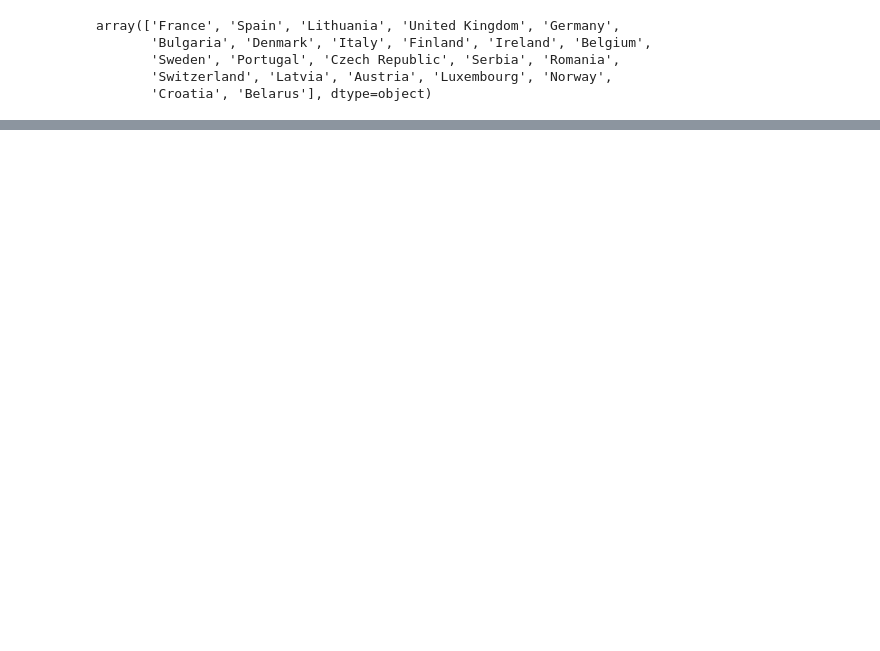
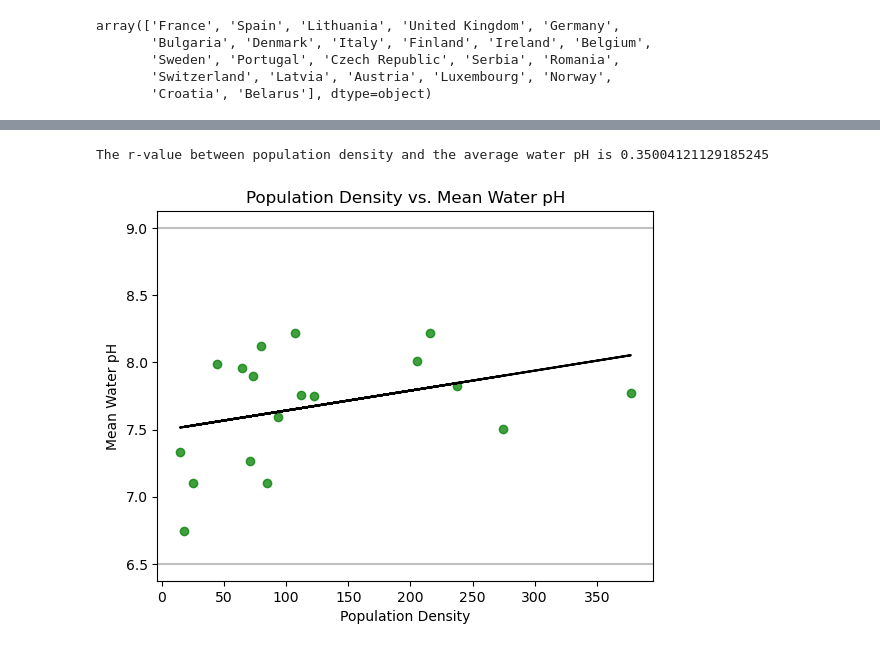
Before and after one commit to zhou0366/UMN_BootCamp_Project1_Group2, a Jupyter notebook: analysis.ipynb, the cells around one changed output, grey strips where cells are left out. Cells and saved outputs as stored; diff of their text form; code cells hidden in the pictures; blank space fills up the shorter version.

```diff
--- a/analysis.ipynb
+++ b/analysis.ipynb
@@ -100,23 +159,26 @@ ph_summary
 # %%
 # create ph scatterplot vs population density
 (slope, intercept,rvalue, pvalue, stderr) = st.linregress(ph_summary["Population Density"],ph_summary["Avg Water pH"])
 regress_values = ph_summary["Population Density"] * slope + intercept
 line_eq = f"y = {round(slope, 2)} x + {round(intercept, 2)}"
 
 #calculate rvalue
-print(f"The correlation between population density and the average water pH is {rvalue}")
+print(f"The r-value between population density and the average water pH is {rvalue}")
 
 #make pH scatterplot
 x_axis = ph_summary["Population Density"]
 y_axis = ph_summary["Avg Water pH"]
-plt.scatter(x_axis, y_axis, marker='o', facecolors='yellow', edgecolors='green', alpha=0.75)
+plt.scatter(x_axis, y_axis, marker='o', facecolors='green', edgecolors='green', alpha=0.75)
 plt.title('Population Density vs. Mean Water pH')
 plt.xlabel('Population Density')
 plt.ylabel('Mean Water pH')
 plt.plot(ph_summary["Population Density"], regress_values, color="black")
 plt.axhline(y=6.5, color="gray", linestyle="-", alpha=0.5)
 plt.axhline(y=9, color="gray", linestyle="-", alpha=0.5)
 plt.show()
+# %% [output]
+The r-value between population density and the average water pH is 0.35004121129185245
+[figure, added]
 # %%
 # gdp
 #GDP_format = france_water
```
Also changed, not shown: parts of 15 cells of this notebook.
